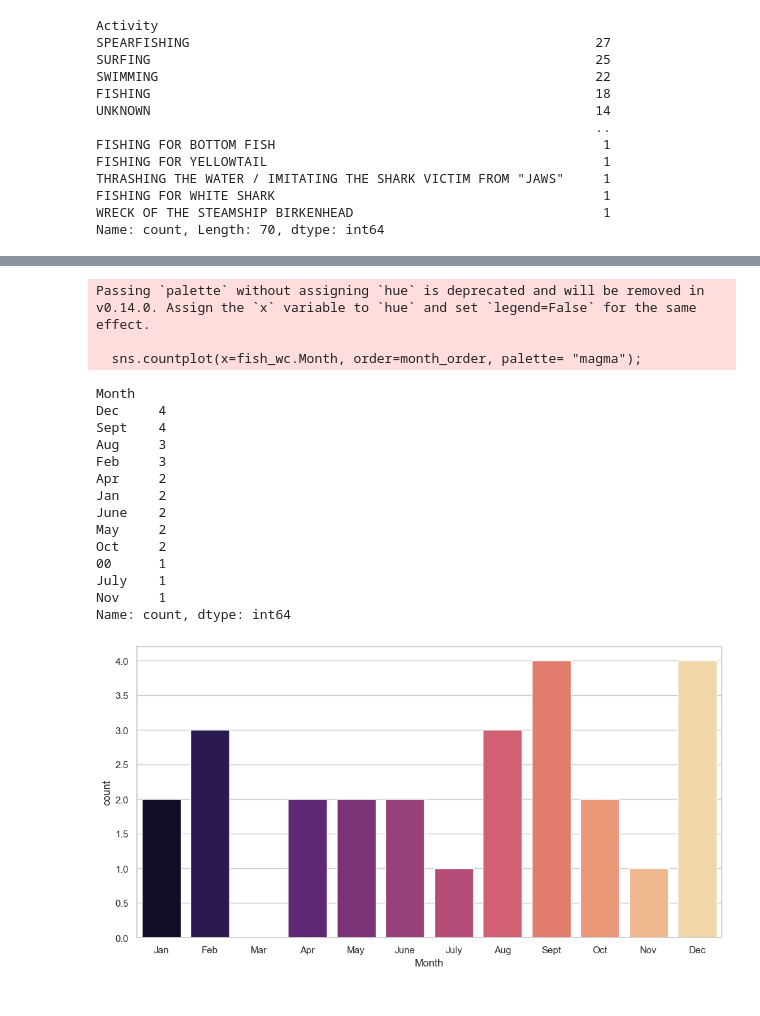
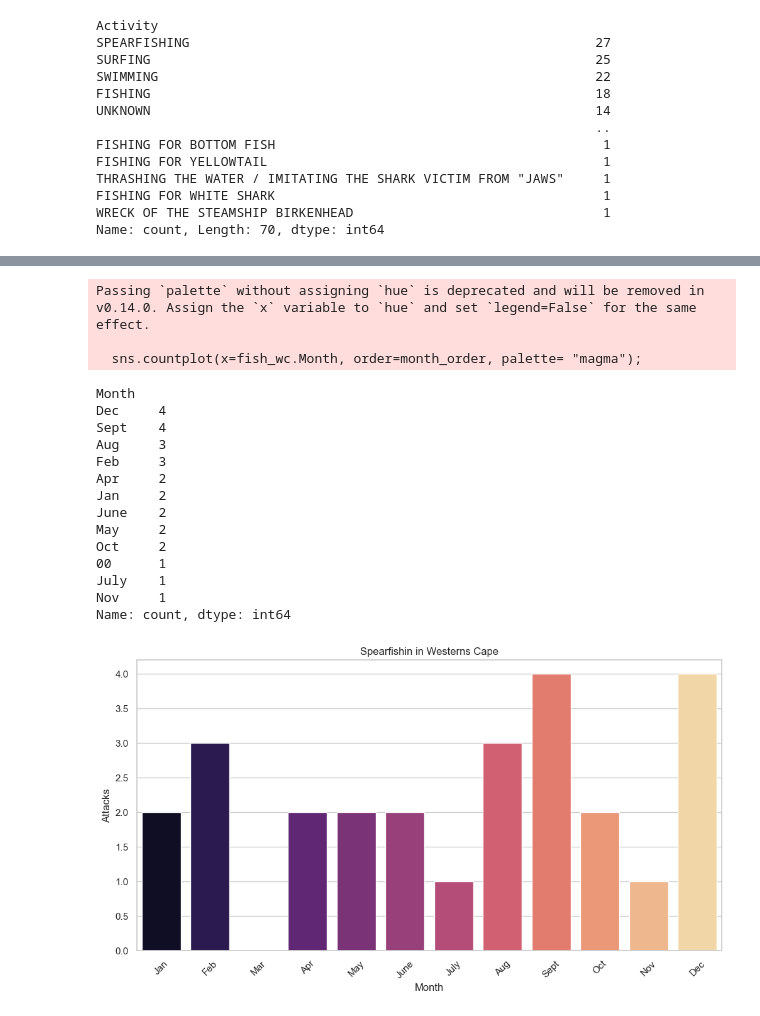
Before and after one commit to Miquelpg6/SHARKS_PROJECT, a Jupyter notebook: Shark Attacks.ipynb, the cells around one changed output, grey strips where cells are left out. Saved outputs shown, nothing was run; the diff lists cells and outputs as text; code cells hidden in the pictures.

```diff
--- a/Shark Attacks.ipynb
+++ b/Shark Attacks.ipynb
@@ -495,29 +524,35 @@ Passing `palette` without assigning `hue` is deprecated and will be removed in v
 # %%
 #WESTERN CAPE PROVINCE DANGEROUS ACTIVITIES --> SPEARFISHING
 
 fish_wc = western_cape_province[western_cape_province.Activity == "SPEARFISHING"]
 fish_wc
 sns.countplot(x=fish_wc.Month, order=month_order, palette= "magma");
+plt.xlabel('Month')
+plt.ylabel('Attacks')
+plt.title('Spearfishin in Westerns Cape')
+
+plt.xticks(rotation=45)
+
 fish_wc.value_counts("Month")
 # %% [output]
 Passing `palette` without assigning `hue` is deprecated and will be removed in v0.14.0. Assign the `x` variable to `hue` and set `legend=False` for the same effect.
 
   sns.countplot(x=fish_wc.Month, order=month_order, palette= "magma");
 Month
 Dec     4
 Sept    4
 Aug     3
 Feb     3
 Apr     2
 Jan     2
 June    2
 May     2
 Oct     2
 00      1
 July    1
 Nov     1
 Name: count, dtype: int64
-[figure, old version]
+[figure, new version]
 # %%
 # KwaZulu-Natal Dangerous Activity
 
```
Also changed, not shown: parts of 8 cells of this notebook, 7 other files.
